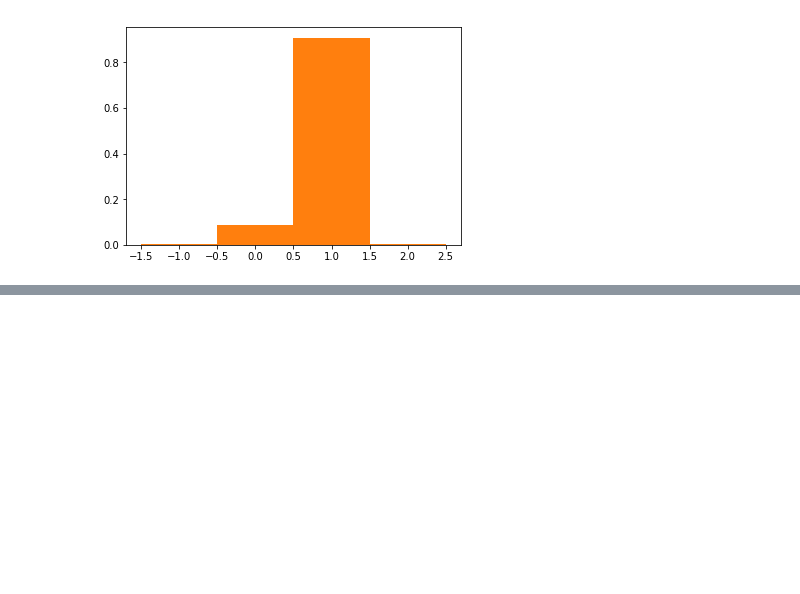
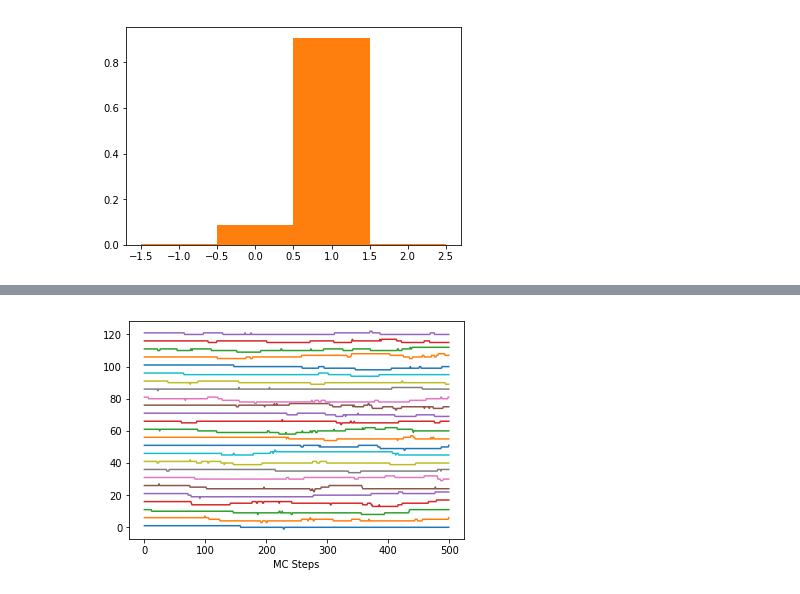
Before and after one commit to mburhanpurkar/xy3d, a Jupyter notebook: Winding Analysis on Full Model.ipynb, the cells around one changed output, grey strips where cells are left out. Saved outputs shown, nothing was run; the diff lists cells and outputs as text; code cells hidden in the pictures; blank space fills up the shorter version.

```diff
--- a/Winding Analysis on Full Model.ipynb
+++ b/Winding Analysis on Full Model.ipynb
@@ -111 +111,8 @@ plt.show()
 [figure]
+# %%
+for row in xrange(len(J25K8) - 375):
+    plt.plot(range(len(J25K8[row, ::L][:500])), (J25K8[row, ::L][:500] + 5 * row))
+plt.xlabel('MC Steps')
+plt.show()
+# %% [output]
+[figure, added]
```
Also changed, not shown: parts of 7 cells of this notebook.
